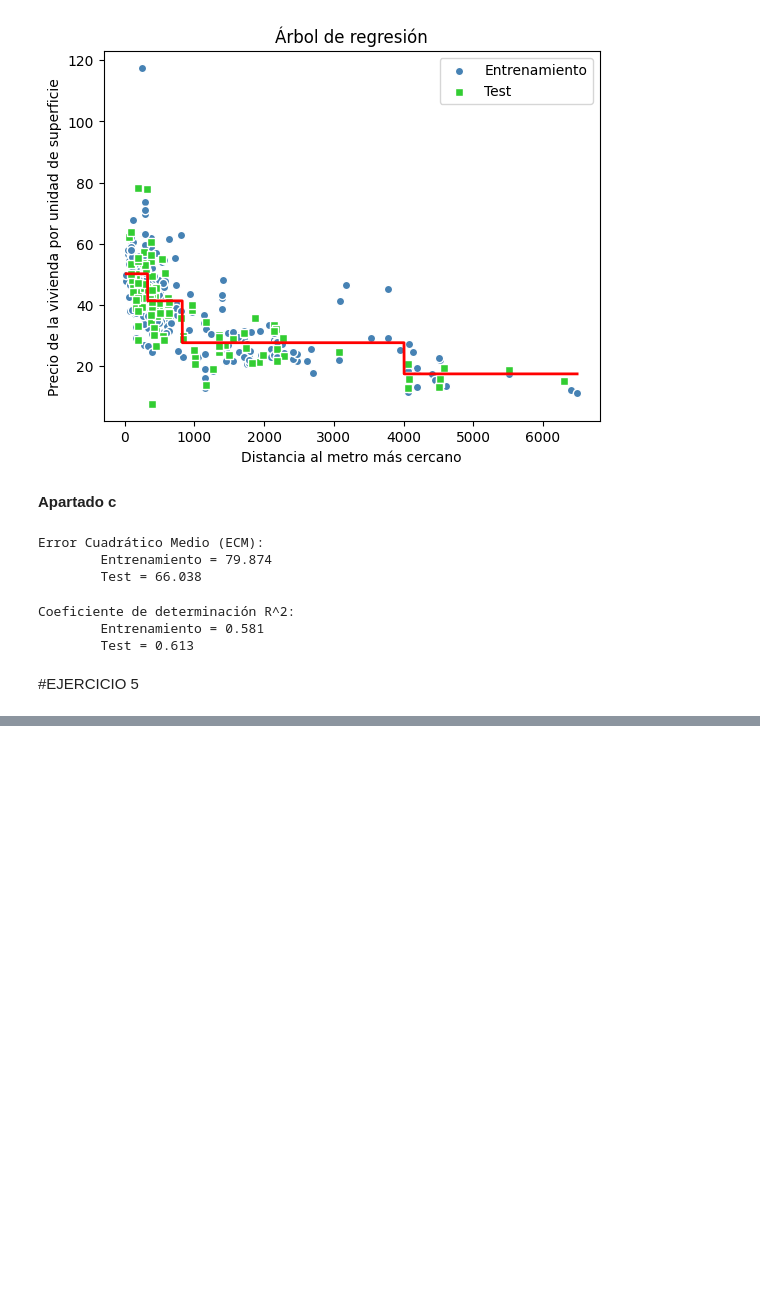
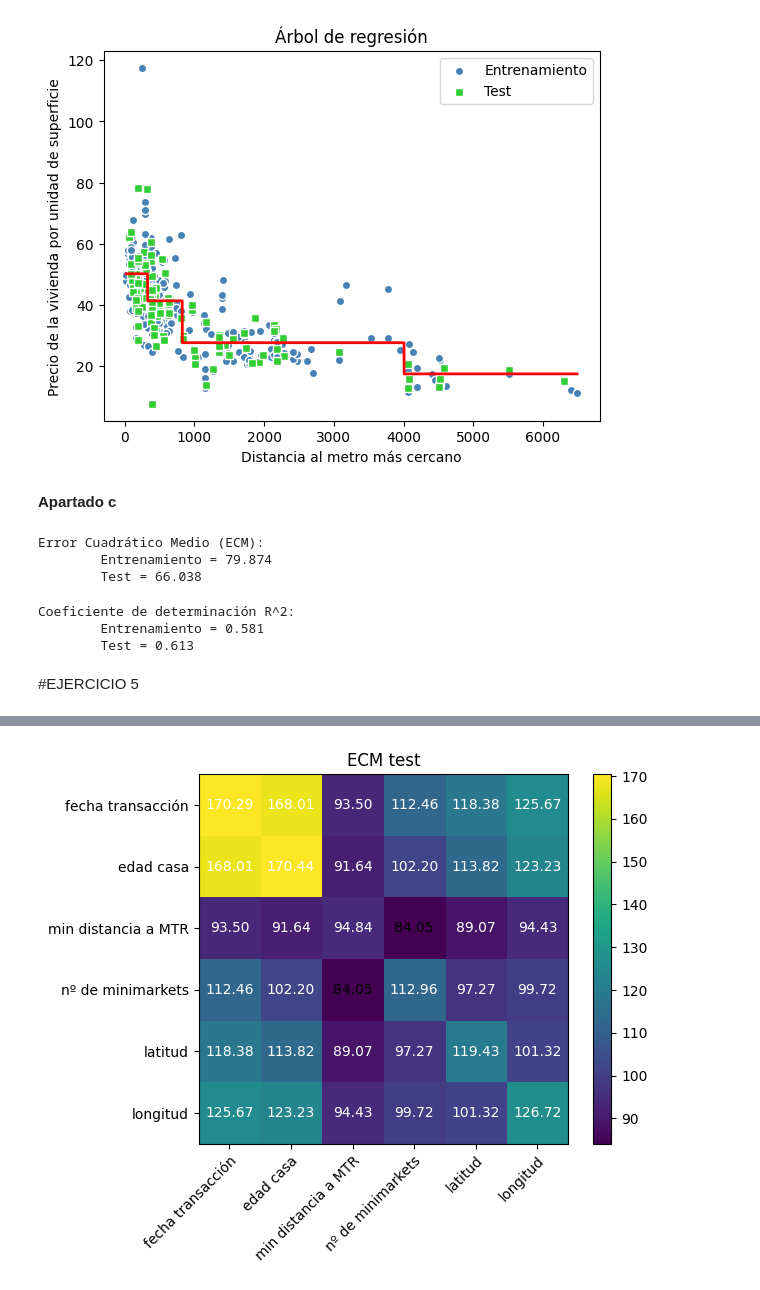
Before and after one commit to rubengamarro/practicas-aprendizaje-supervisado, a Jupyter notebook: 5_TAREA_Algoritmos_de_regresión.ipynb, the cells around one changed output, grey strips where cells are left out. Cells and saved outputs as stored; diff of their text form; code cells hidden in the pictures; blank space fills up the shorter version.

```diff
--- a/5_TAREA_Algoritmos_de_regresión.ipynb
+++ b/5_TAREA_Algoritmos_de_regresión.ipynb
@@ -421,0 +465,6 @@ Coeficiente de determinación R^2:
+# %%
+mapaCalor2 = heatmap(ecm_test, row_names=rasgos, column_names=rasgos)
+plt.title('ECM test')
+plt.show()
+# %% [output]
+[figure, added]
```
Also changed, not shown: parts of 25 cells of this notebook.
